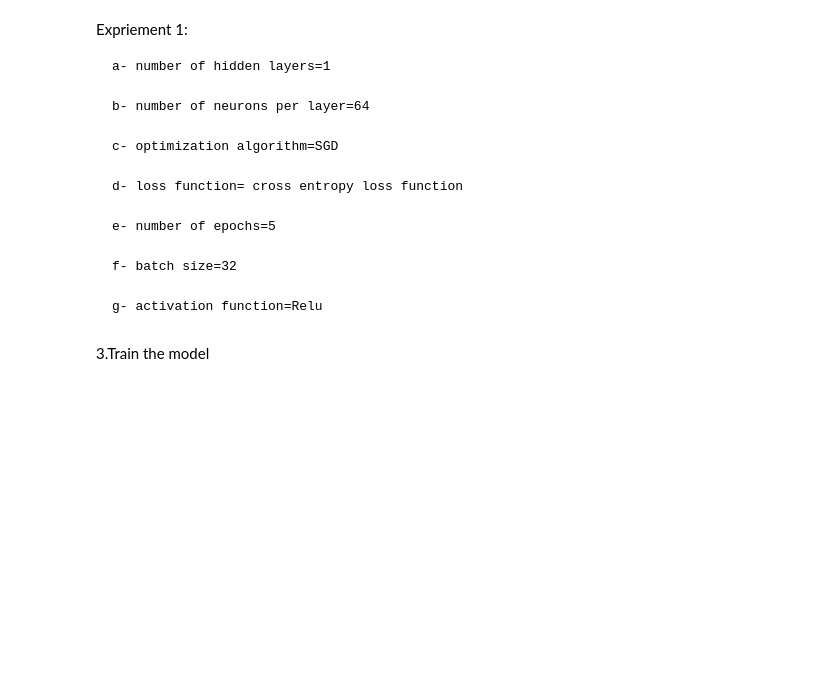
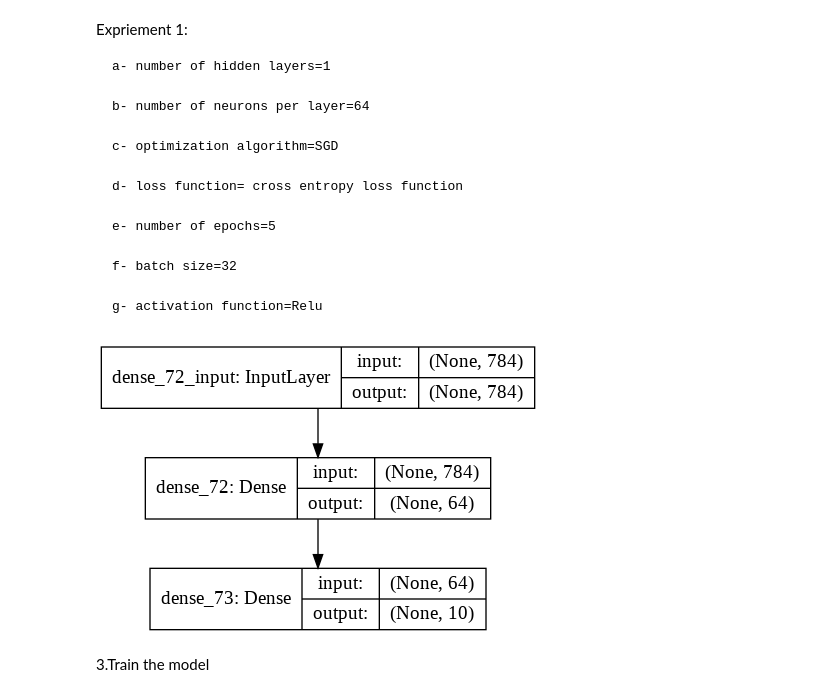
Before and after one commit to DeusExMachina1993/Deep-Computer-Vision, a Jupyter notebook: Project1.ipynb, the cells around one changed output. Drawn from its saved outputs; the diff is of its cells as text; code cells hidden in the pictures; blank space fills up the shorter version.

```diff
--- a/Project1.ipynb
+++ b/Project1.ipynb
@@ -98,13 +98,20 @@ g- activation function=Relu
 # %%
 from keras.models import Sequential
 from keras.layers import Dense, Activation
-# %%
-model=Sequential()
-model.add(Dense(784,activation="relu"))#input layer
-model.add(Dense(64,activation="relu"))#hidden layer
-model.add(Dense(10,activation="softmax"))#output layer layer
-# %%
-model.compile(optimizer=keras.optimizers.sgd(),loss='categorical_crossentropy')
+# %%
+def build_model():
+  model =Sequential([
+    layers.Dense(units=64,input_shape=(784,), activation=tf.nn.relu),
+    layers.Dense(units=10, activation=tf.nn.softmax),
+
+  ])
+  return model
+# %%
+from keras.utils.vis_utils import plot_model
+model=build_model();
+plot_model(model, to_file='model_plot.png',expand_nested=True,show_shapes=True)
+# %% [output]
+[figure, added]
 # %% [markdown]
 3.Train the model
 # %%
```
Also changed, not shown: parts of 8 cells of this notebook.
